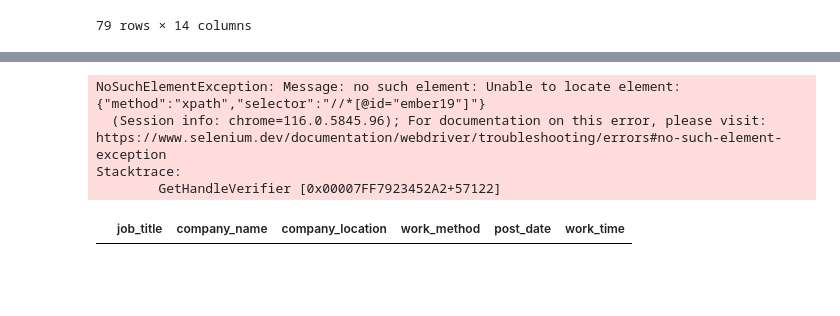
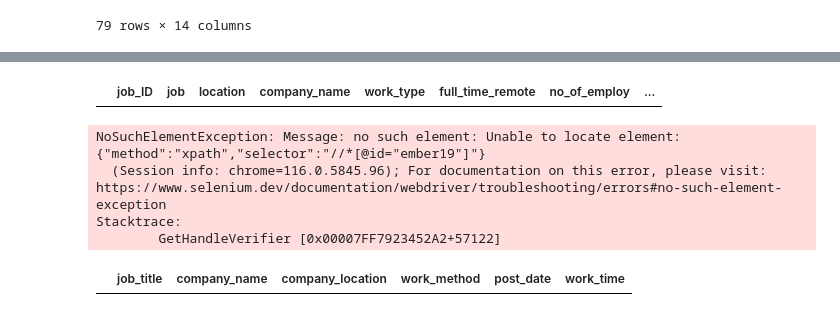
Before and after one commit to julieta77/ProjectWebScraping, a Jupyter notebook: prueba.ipynb, the cells around one changed output, grey strips where cells are left out. Cells and saved outputs as stored; diff of their text form; code cells hidden in the pictures; blank space fills up the shorter version.

```diff
--- a/prueba.ipynb
+++ b/prueba.ipynb
@@ -92,6 +92,12 @@ empleos[empleos['job_ID'] == 3461860950]
 |  | job_ID | job | location | company_name | work_type | full_time_remote | no_of_employ | ... |
 | 7839 | 3461860950 | Integration Developer | Hyderabad, Telangana, India | DaySmart | Remote | Full-time · Mid-Senior level | 201-500 employees · Software Deve... | ... |
 | 7911 | 3461860950 | Integration Developer | Hyderabad, Telangana, India | DaySmart | Remote | Full-time · Mid-Senior level | 201-500 employees · Software Deve... | ... |
+# %%
+empleos.drop_duplicates(inplace=True)
+# %%
+empleos[empleos.duplicated()]
+# %% [output]
+|  | job_ID | job | location | company_name | work_type | full_time_remote | no_of_employ | ... |
 # %%
 # Creating a webdriver instance
 driver = webdriver.Chrome()
```
